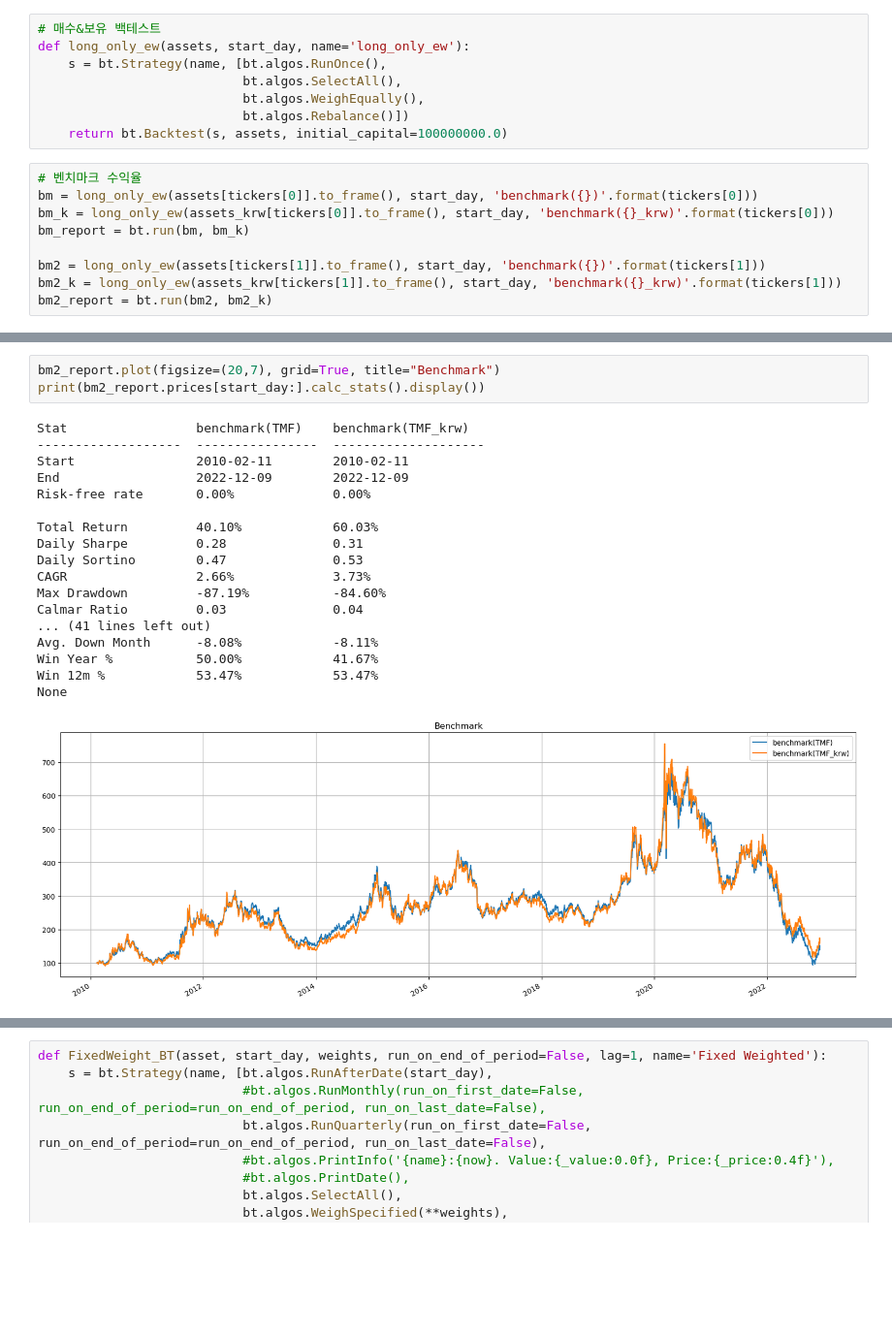
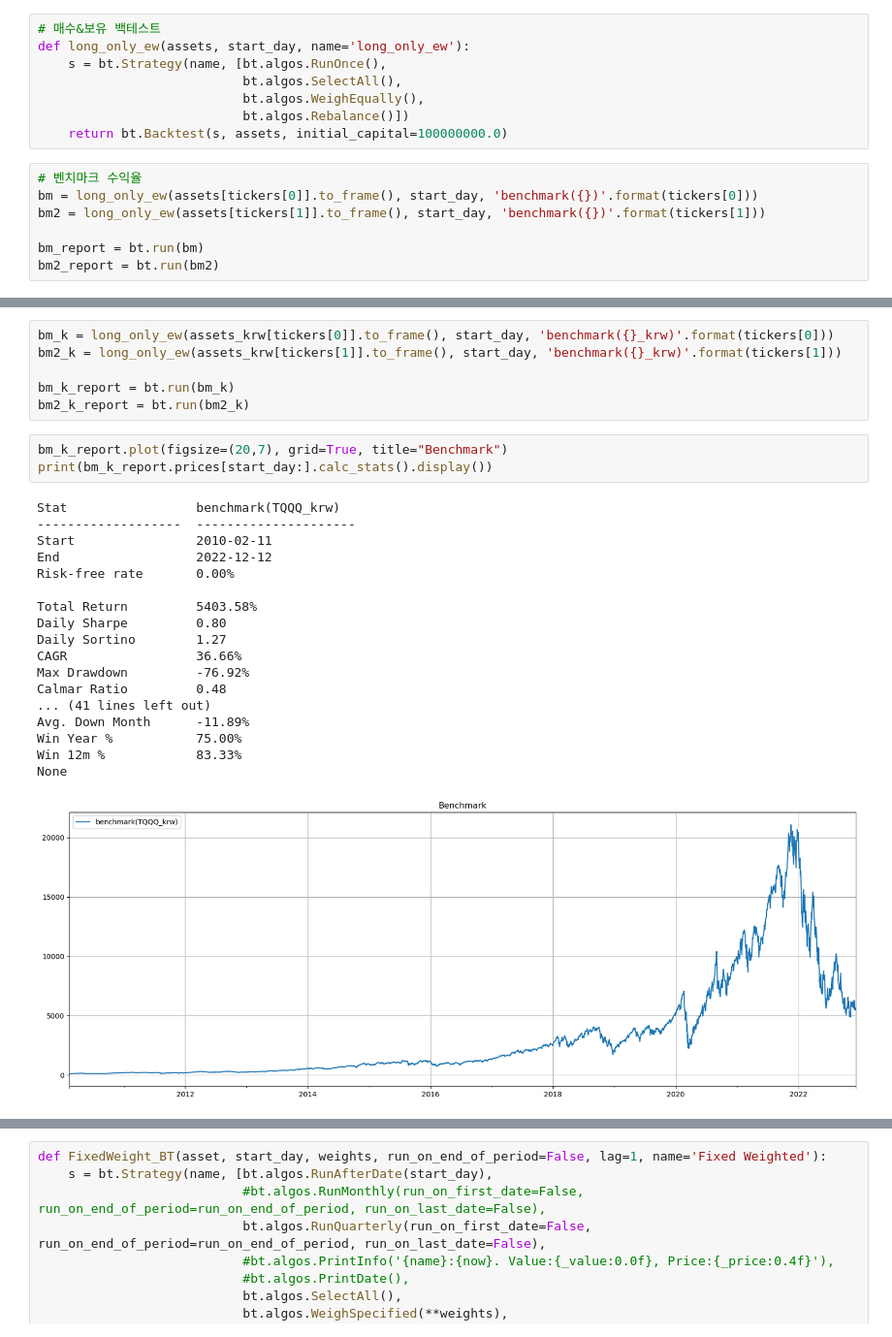
Before and after one commit to unius1004/DualMomentum, a Jupyter notebook: FixedWeight.ipynb, the cells around one changed output, grey strips where cells are left out. Shown: that part at 97% size. Saved outputs shown, nothing was run; the diff lists cells and outputs as text; blank space fills up the shorter version.

```diff
--- a/FixedWeight.ipynb
+++ b/FixedWeight.ipynb
@@ -93,12 +93,10 @@ def long_only_ew(assets, start_day, name='long_only_ew'):
 # %%
 # 벤치마크 수익율
 bm = long_only_ew(assets[tickers[0]].to_frame(), start_day, 'benchmark({})'.format(tickers[0]))
-bm_k = long_only_ew(assets_krw[tickers[0]].to_frame(), start_day, 'benchmark({}_krw)'.format(tickers[0]))
-bm_report = bt.run(bm, bm_k)
+bm2 = long_only_ew(assets[tickers[1]].to_frame(), start_day, 'benchmark({})'.format(tickers[1]))
 
-bm2 = long_only_ew(assets[tickers[1]].to_frame(), start_day, 'benchmark({})'.format(tickers[1]))
-bm2_k = long_only_ew(assets_krw[tickers[1]].to_frame(), start_day, 'benchmark({}_krw)'.format(tickers[1]))
-bm2_report = bt.run(bm2, bm2_k)
+bm_report = bt.run(bm)
+bm2_report = bt.run(bm2)
 # %%
 bm_report.plot(figsize=(20,7), grid=True, title="Benchmark")
 print(bm_report.prices[start_day:].calc_stats().display())
@@ -124,22 +144,28 @@ None
+# %%
+bm_k = long_only_ew(assets_krw[tickers[0]].to_frame(), start_day, 'benchmark({}_krw)'.format(tickers[0]))
+bm2_k = long_only_ew(assets_krw[tickers[1]].to_frame(), start_day, 'benchmark({}_krw)'.format(tickers[1]))
+
+bm_k_report = bt.run(bm_k)
+bm2_k_report = bt.run(bm2_k)
 # %%
-bm2_report.plot(figsize=(20,7), grid=True, title="Benchmark")
-print(bm2_report.prices[start_day:].calc_stats().display())
+bm_k_report.plot(figsize=(20,7), grid=True, title="Benchmark")
+print(bm_k_report.prices[start_day:].calc_stats().display())
 # %% [output]
-Stat                 benchmark(TMF)    benchmark(TMF_krw)
--------------------  ----------------  --------------------
-Start                2010-02-11        2010-02-11
-End                  2022-12-09        2022-12-09
-Risk-free rate       0.00%             0.00%
+Stat                 benchmark(TQQQ_krw)
+-------------------  ---------------------
+Start                2010-02-11
+End                  2022-12-12
+Risk-free rate       0.00%
 
-Total Return         40.10%            60.03%
-Daily Sharpe         0.28              0.31
-Daily Sortino        0.47              0.53
-CAGR                 2.66%             3.73%
-Max Drawdown         -87.19%           -84.60%
-Calmar Ratio         0.03              0.04
+Total Return         5403.58%
+Daily Sharpe         0.80
+Daily Sortino        1.27
+CAGR                 36.66%
+Max Drawdown         -76.92%
+Calmar Ratio         0.48
 ... (41 lines left out)
-Avg. Down Month      -8.08%            -8.11%
-Win Year %           50.00%            41.67%
-Win 12m %            53.47%            53.47%
+Avg. Down Month      -11.89%
+Win Year %           75.00%
+Win 12m %            83.33%
 None
-[figure, old version]
+[figure, new version]
```
Also changed, not shown: parts of 3 cells of this notebook, 1 other file.
